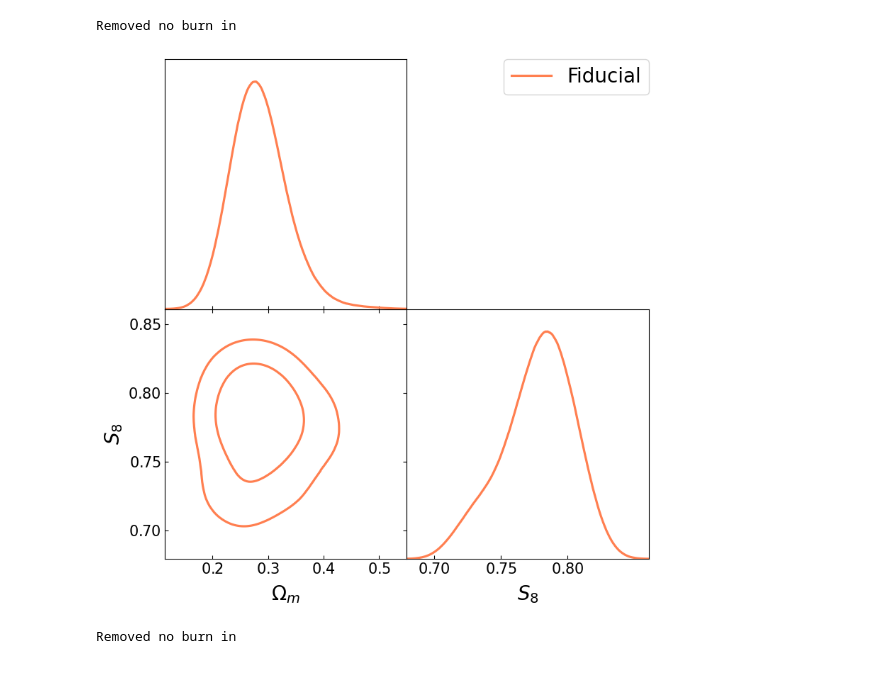
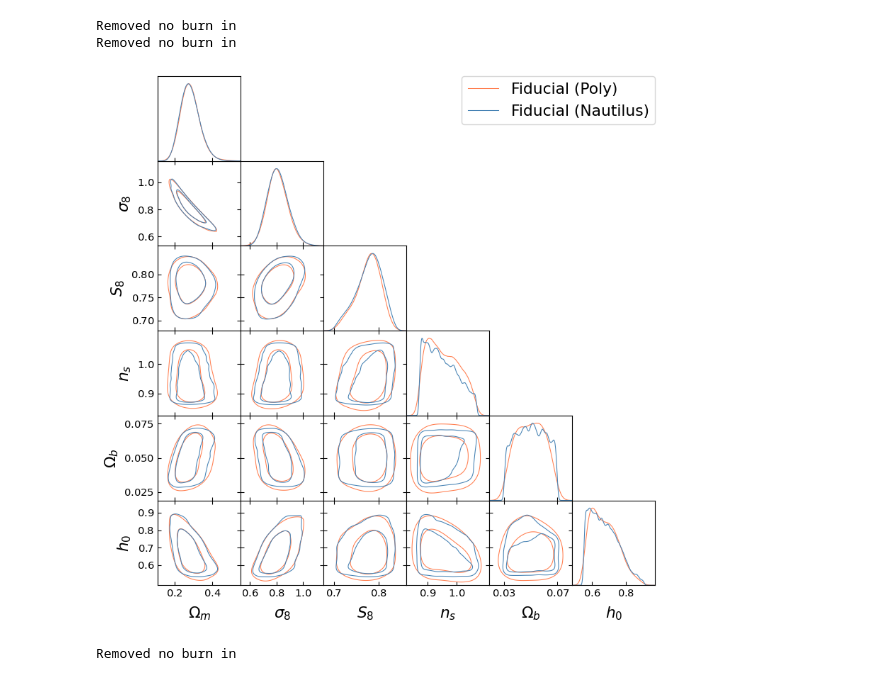
Before and after one commit to ShrihanSolo/cosmolib, a Jupyter notebook: shrihan/cosmosis_plot.ipynb, the cells around one changed output. Saved outputs shown, nothing was run; the diff lists cells and outputs as text; code cells hidden in the pictures.

Commit message:
plotting poly vs naut

```diff
--- a/shrihan/cosmosis_plot.ipynb
+++ b/shrihan/cosmosis_plot.ipynb
@@ -14,5 +14,6 @@ from pathlib import Path
 g = plots.getSubplotPlotter(width_inch=8)
 # %%
 ss_4b_lcdm = Path.home() / 'weaklens' / 'cosmolib' / 'output' / 'shrihan-des-y3-fidA.txt'
-#ss_4b_lcdm = Path.home() / 'weaklens' / 'cosmolib' / 'output' / 'chain_2x2pt_lcdm_SR_maglim.txt'
+fiducial_2x2_lcdm_4b = Path.home() / 'weaklens' / 'cosmolib' / 'output' / 'shrihan-des-y3-fidA-nautilus.txt'
 chain_ss_4b_lcdm = np.genfromtxt(ss_4b_lcdm, names=True)
+chain_fiducial_2x2_lcdm_4b = np.genfromtxt(fiducial_2x2_lcdm_4b, names=True)
@@ -27,32 +60,33 @@ array([0.85581918, 0.81984427, 0.80039414, ..., 0.3363238 , 0.30146981,
 # %%
 omm = 0.#,#0.03
 oss = 0.#,#0.03
 uu = chain_ss_4b_lcdm
 ss_4b = MCSamples(samples=np.c_[uu['cosmological_parametersomega_m']+omm,uu['COSMOLOGICAL_PARAMETERSSIGMA_8'],
                                (uu['COSMOLOGICAL_PARAMETERSSIGMA_8'])*np.sqrt((uu['cosmological_parametersomega_m'])/0.3)+oss,
-                                uu['cosmological_parametersn_s']],
-                                weights=(uu['weight']), names = ['Om','sigma8','s8','ns'], labels = ['\Omega_{m}','\sigma8','S_8','ns'])
+                                uu['cosmological_parametersn_s'], uu['cosmological_parametersomega_b'], uu['cosmological_parametersh0']],
+                                weights=(uu['weight']), names = ['Om','sigma8','s8','ns', 'Ob', 'h0'], labels = ['\Omega_{m}','\sigma_8','S_8','n_s', '\Omega_b', 'h_0'])
 
-# uu = chain_fiducial_2x2_lcdm_4b
-# fid_4b = MCSamples(samples=np.c_[uu['cosmological_parametersomega_m']+omm,uu['COSMOLOGICAL_PARAMETERSSIGMA_8'],
-#                                 (uu['COSMOLOGICAL_PARAMETERSSIGMA_8'])*np.sqrt((uu['cosmological_parametersomega_m'])/0.3)+oss,
-#                                  uu['cosmological_parametersn_s']],
-#                                  weights=(uu['weight']), names = ['Om','sigma8','s8','ns'], labels = ['\Omega_{m}','\sigma8','S_8','ns'])
+uu = chain_fiducial_2x2_lcdm_4b
+fid_4b = MCSamples(samples=np.c_[uu['cosmological_parametersomega_m']+omm,uu['COSMOLOGICAL_PARAMETERSSIGMA_8'],
+                                (uu['COSMOLOGICAL_PARAMETERSSIGMA_8'])*np.sqrt((uu['cosmological_parametersomega_m'])/0.3)+oss,
+                                 uu['cosmological_parametersn_s'], uu['cosmological_parametersomega_b'], uu['cosmological_parametersh0']],
+                                 weights=np.exp(uu['log_weight']), names = ['Om','sigma8','s8','ns', 'Ob', 'h0'], labels = ['\Omega_{m}','\sigma_8','S_8','n_s','\Omega_b', 'h_0'])
 
 
 g.settings.axes_labelsize = 20
 g.settings.axes_fontsize =15
 g.settings.legend_fontsize = 20
 g.settings.linewidth = 2
 
-g.triangle_plot([ss_4b], ['Om','s8'], filled=[False,False,True, True],
+g.triangle_plot([ss_4b, fid_4b], ['Om', 'sigma8', 's8', 'ns', 'Ob', 'h0'], filled=[False,False,True, True],
                 colors=['coral','steelblue'], alphas=[1,1, 0.6],
-                legend_labels=['Fiducial'],  legend_loc='upper right',fontsize=15,
+                legend_labels=['Fiducial (Poly)', 'Fiducial (Nautilus)'],  legend_loc='upper right',fontsize=20,
                 contour_colors=['coral','steelblue'],
                 ls = ['-','-','-','-'], contour_ls = ['-','-','-','-'])
 # %% [output]
 Removed no burn in
+Removed no burn in
-[figure, old version]
+[figure, new version]
 # %%
 g.add_text('LCDM 2x2pt 4 bins\nFiducial', fontsize = 20, y = 1.5)
 # plt.draw()
```
Also changed, not shown: parts of 4 cells of this notebook.
